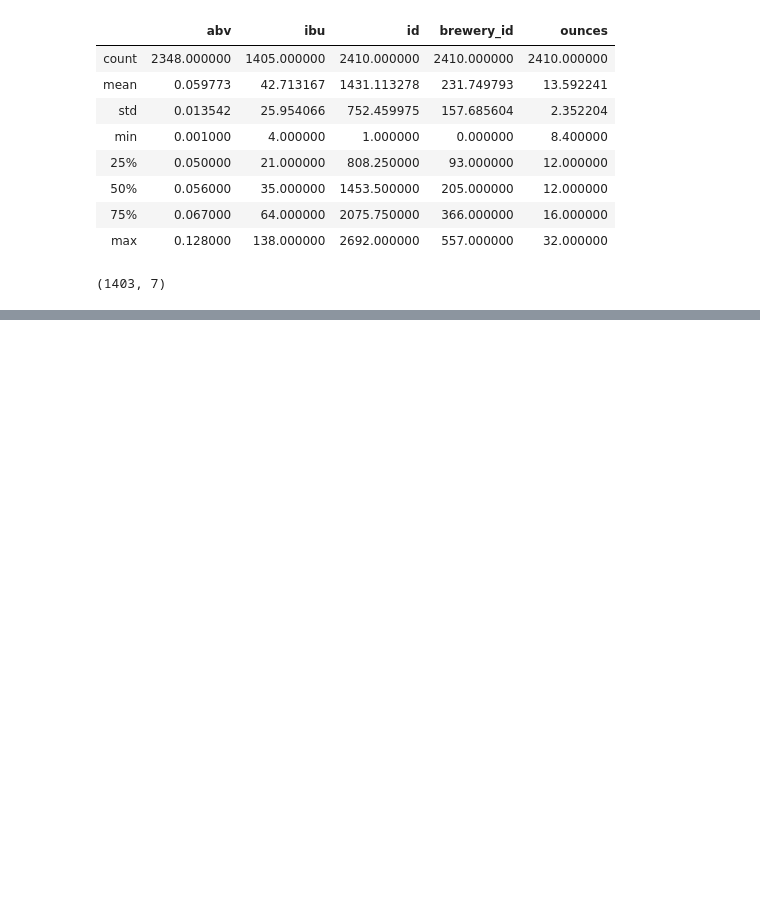
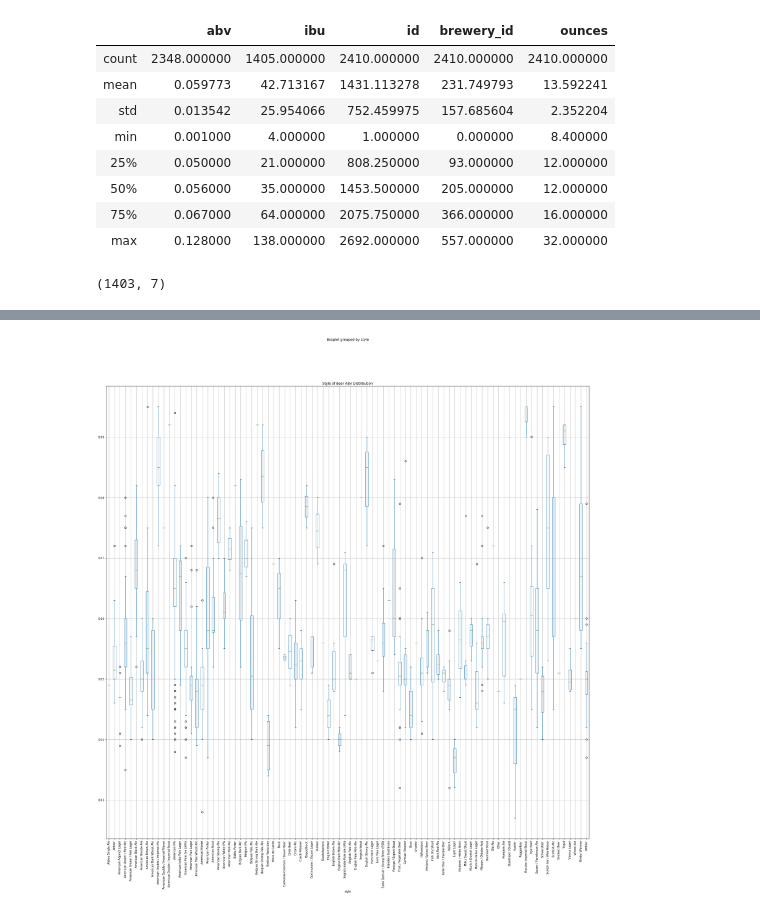
Before and after one commit to mcerow/abv_predictor, a Jupyter notebook: Blog3.ipynb, the cells around one changed output, grey strips where cells are left out. Cells and saved outputs as stored; diff of their text form; code cells hidden in the pictures; blank space fills up the shorter version.

```diff
--- a/Blog3.ipynb
+++ b/Blog3.ipynb
@@ -48,0 +112,7 @@ beer.shape
+# %%
+beer.boxplot('abv', by='style', figsize=(30,30), rot=90)
+plt.title('Style of Beer ABV Distribution')
+plt.savefig('style_dist.png')
+plt.show()
+# %% [output]
+[figure, added]
```
Also changed, not shown: parts of 22 cells of this notebook, 7 other files.
